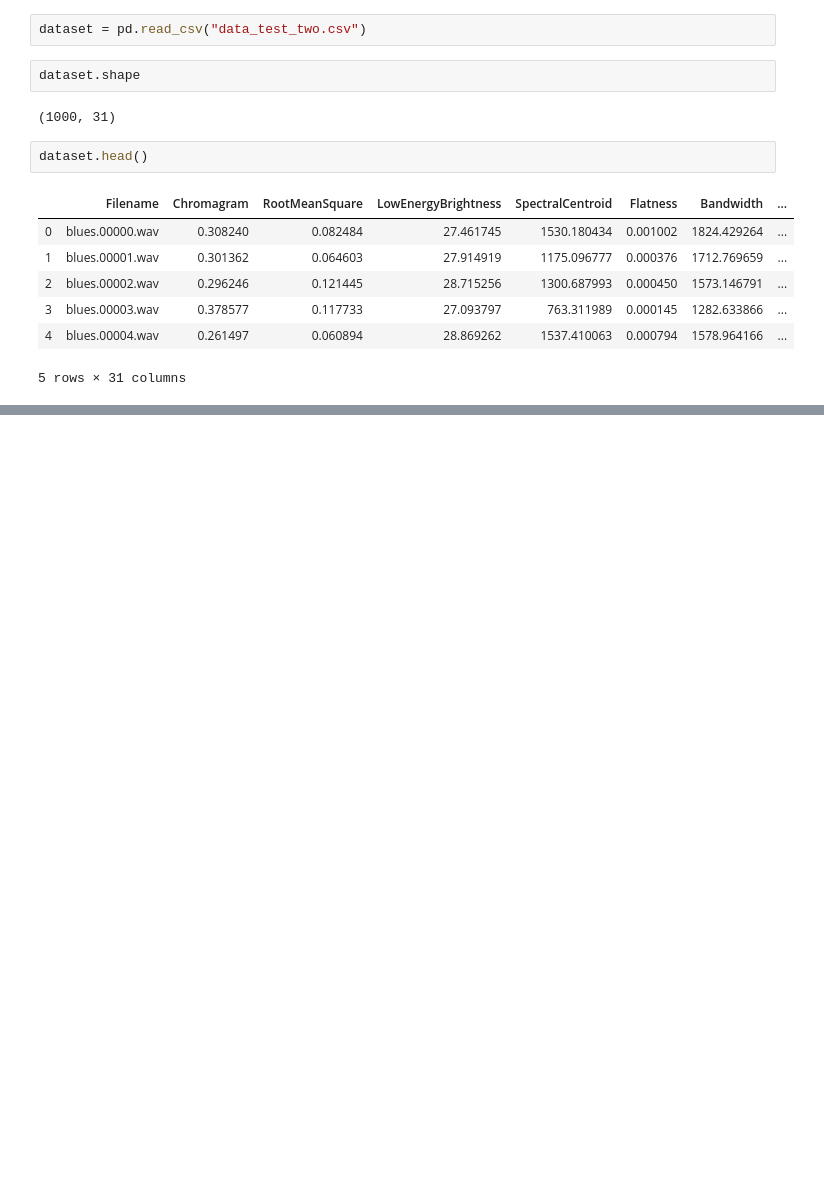
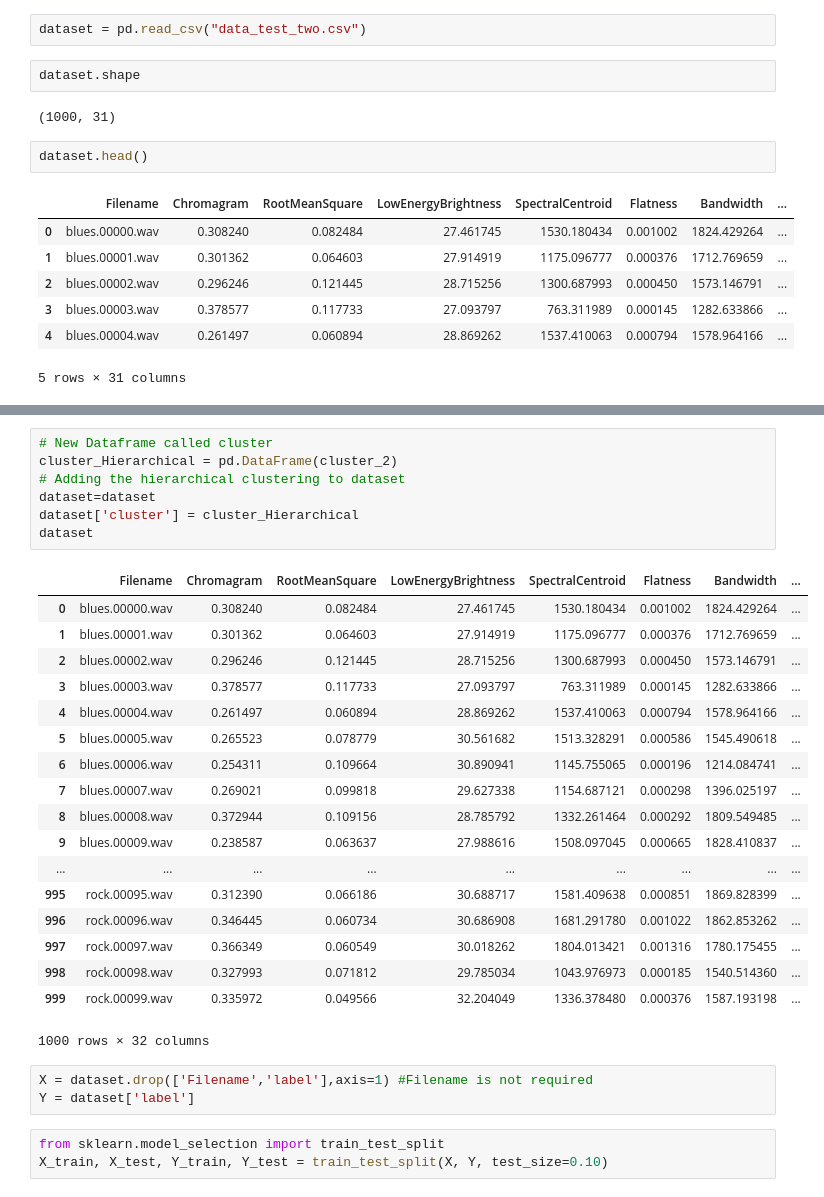
Before and after one commit to DylanCarey94/FYP-Music-Feature-Extraction-Music-Classification-Machine-Learning-Techniques, a Jupyter notebook: Hierarchical Clustering .ipynb, the cells around one changed output, grey strips where cells are left out. Saved outputs shown, nothing was run; the diff lists cells and outputs as text; blank space fills up the shorter version.

```diff
--- a/Hierarchical Clustering .ipynb
+++ b/Hierarchical Clustering .ipynb
@@ -151,0 +131,32 @@ plt.show()
+# %%
+# New Dataframe called cluster
+cluster_Hierarchical = pd.DataFrame(cluster_2)
+# Adding the hierarchical clustering to dataset
+dataset=dataset
+dataset['cluster'] = cluster_Hierarchical
+dataset
+# %% [output]
+|  | Filename | Chromagram | RootMeanSquare | LowEnergyBrightness | SpectralCentroid | Flatness | Bandwidth | ... |
+| 0 | blues.00000.wav | 0.308240 | 0.082484 | 27.461745 | 1530.180434 | 0.001002 | 1824.429264 | ... |
+| 1 | blues.00001.wav | 0.301362 | 0.064603 | 27.914919 | 1175.096777 | 0.000376 | 1712.769659 | ... |
+| 2 | blues.00002.wav | 0.296246 | 0.121445 | 28.715256 | 1300.687993 | 0.000450 | 1573.146791 | ... |
+| 3 | blues.00003.wav | 0.378577 | 0.117733 | 27.093797 | 763.311989 | 0.000145 | 1282.633866 | ... |
+| 4 | blues.00004.wav | 0.261497 | 0.060894 | 28.869262 | 1537.410063 | 0.000794 | 1578.964166 | ... |
+| 5 | blues.00005.wav | 0.265523 | 0.078779 | 30.561682 | 1513.328291 | 0.000586 | 1545.490618 | ... |
+| 6 | blues.00006.wav | 0.254311 | 0.109664 | 30.890941 | 1145.755065 | 0.000196 | 1214.084741 | ... |
+| 7 | blues.00007.wav | 0.269021 | 0.099818 | 29.627338 | 1154.687121 | 0.000298 | 1396.025197 | ... |
+| 8 | blues.00008.wav | 0.372944 | 0.109156 | 28.785792 | 1332.261464 | 0.000292 | 1809.549485 | ... |
+| 9 | blues.00009.wav | 0.238587 | 0.063637 | 27.988616 | 1508.097045 | 0.000665 | 1828.410837 | ... |
+| ... | ... | ... | ... | ... | ... | ... | ... | ... |
+| 995 | rock.00095.wav | 0.312390 | 0.066186 | 30.688717 | 1581.409638 | 0.000851 | 1869.828399 | ... |
+| 996 | rock.00096.wav | 0.346445 | 0.060734 | 30.686908 | 1681.291780 | 0.001022 | 1862.853262 | ... |
+| 997 | rock.00097.wav | 0.366349 | 0.060549 | 30.018262 | 1804.013421 | 0.001316 | 1780.175455 | ... |
+| 998 | rock.00098.wav | 0.327993 | 0.071812 | 29.785034 | 1043.976973 | 0.000185 | 1540.514360 | ... |
+| 999 | rock.00099.wav | 0.335972 | 0.049566 | 32.204049 | 1336.378480 | 0.000376 | 1587.193198 | ... |
+1000 rows × 32 columns
+# %%
+X = dataset.drop(['Filename','label'],axis=1) #Filename is not required
+Y = dataset['label']
+# %%
+from sklearn.model_selection import train_test_split
+X_train, X_test, Y_train, Y_test = train_test_split(X, Y, test_size=0.10)
```
Also changed, not shown: parts of 20 cells of this notebook, 1 other file.
